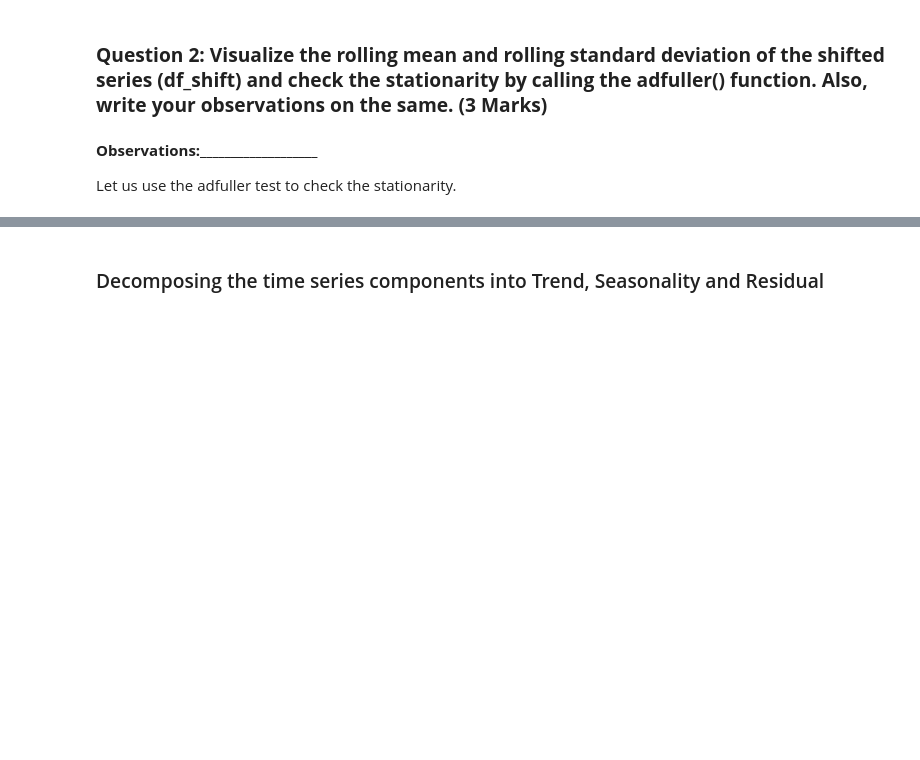
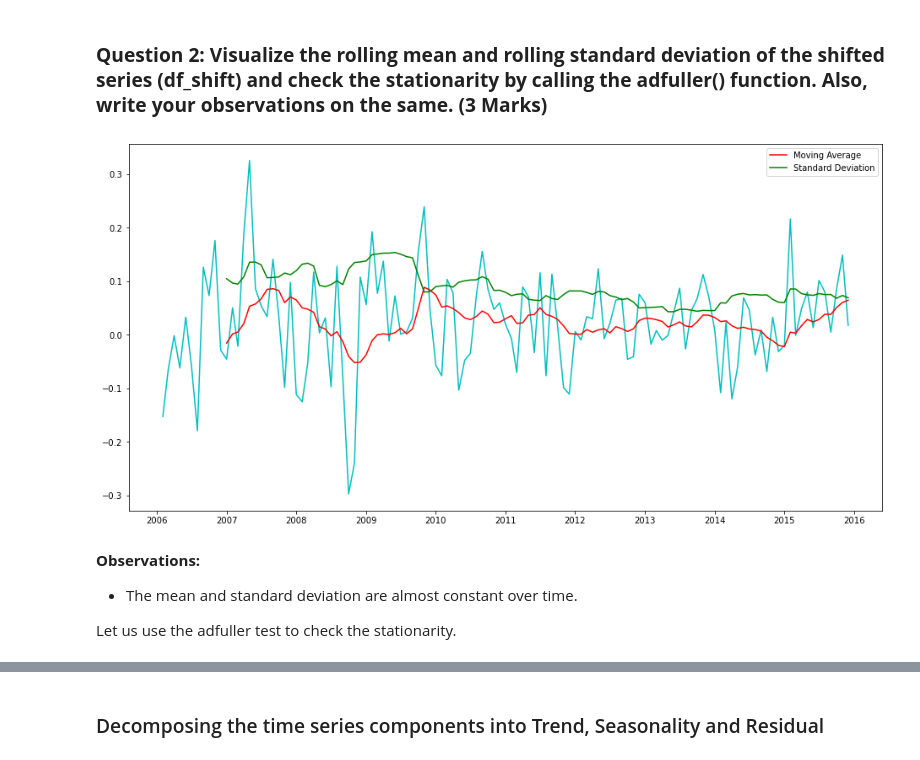
Before and after one commit to michalf84/MIT, a Jupyter notebook: 6. Applied Data Science/Practice Project/Learner_Notebook_Project_Time_Series.ipynb, the cells around one changed output, grey strips where cells are left out. Drawn from its saved outputs; the diff is of its cells as text; code cells hidden in the pictures; blank space fills up the shorter version.

```diff
--- a/6. Applied Data Science/Practice Project/Learner_Notebook_Project_Time_Series.ipynb
+++ b/6. Applied Data Science/Practice Project/Learner_Notebook_Project_Time_Series.ipynb
@@ -225,18 +242,21 @@ plt.show()
 # %%
 plt.figure(figsize=(16,8))
 df_shift = df_log - df_log.shift(periods = 1)
-MAvg_shift = ______________________________
-MStd_shift = ______________________________
-plt.plot(_________, color='c')
-plt.plot(__________, color='red', label = 'Moving Average')
-plt.plot(__________, color='green', label = 'Standard Deviation')
+MAvg_shift = df_shift.rolling(window=12).mean()
+MStd_shift = df_shift.rolling(window=12).std()
+plt.plot(df_shift, color='c')
+plt.plot(MAvg_shift, color='red', label = 'Moving Average')
+plt.plot(MStd_shift, color='green', label = 'Standard Deviation')
 plt.legend()
 plt.show()
 
 #Dropping the null values that we get after applying differencing method
 df_shift = df_shift.dropna()
+# %% [output]
+[figure, added]
 # %% [markdown]
-**Observations:___________________**
+**Observations:**
+- The mean and standard deviation are almost constant over time.
 
 Let us use the adfuller test to check the stationarity.
 # %%
```
Also changed, not shown: parts of 27 cells of this notebook, 2 other files.
